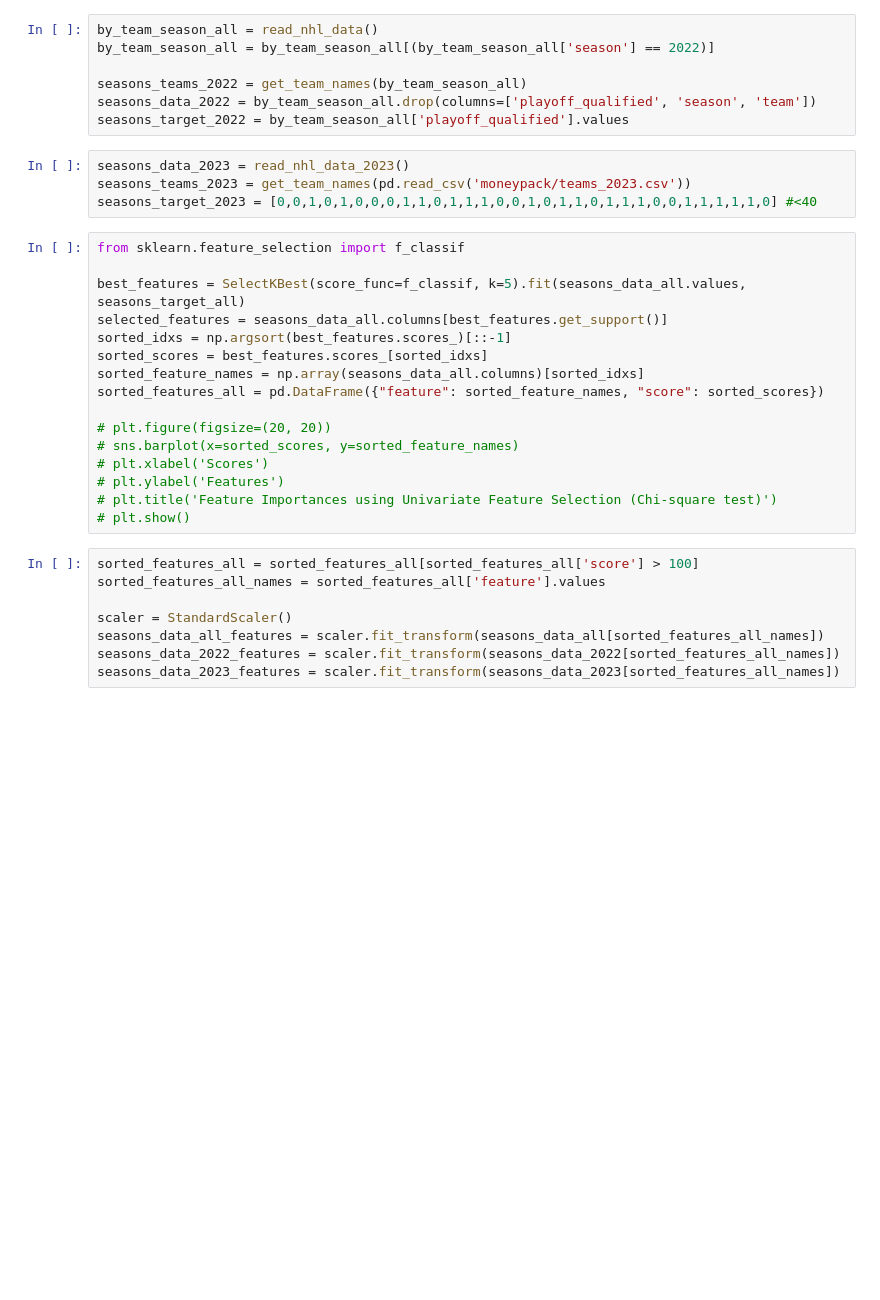
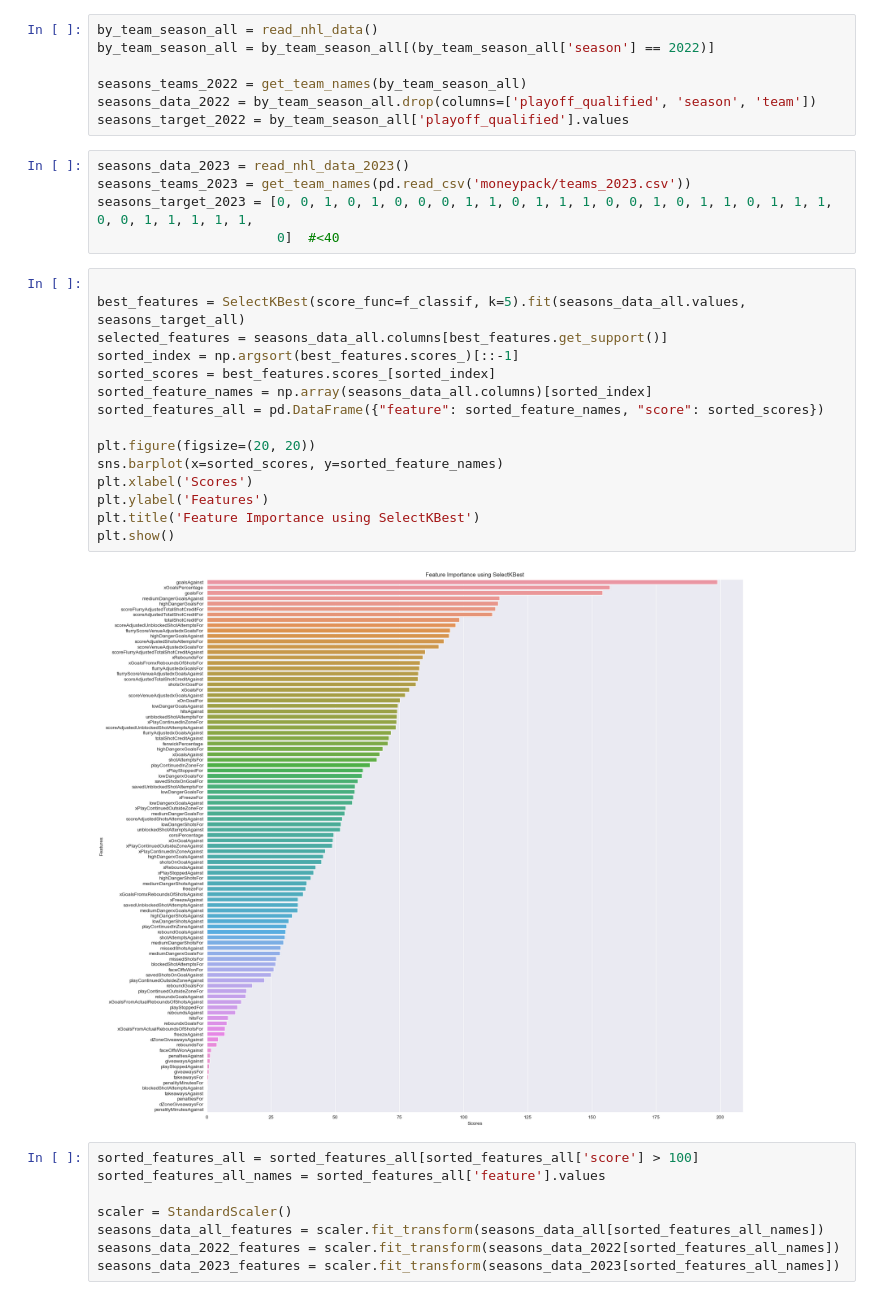
Before and after one commit to nixspirit/ml-projects, a Jupyter notebook: labs/midterm/middterm12.ipynb, the cells around one changed output. Saved outputs shown, nothing was run; the diff lists cells and outputs as text; blank space fills up the shorter version.

```diff
--- a/labs/midterm/middterm12.ipynb
+++ b/labs/midterm/middterm12.ipynb
@@ -77,23 +83,25 @@ seasons_target_2022 = by_team_season_all['playoff_qualified'].values
 # %%
 seasons_data_2023 = read_nhl_data_2023()
 seasons_teams_2023 = get_team_names(pd.read_csv('moneypack/teams_2023.csv'))
-seasons_target_2023 = [0,0,1,0,1,0,0,0,1,1,0,1,1,1,0,0,1,0,1,1,0,1,1,1,0,0,1,1,1,1,1,0] #<40
+seasons_target_2023 = [0, 0, 1, 0, 1, 0, 0, 0, 1, 1, 0, 1, 1, 1, 0, 0, 1, 0, 1, 1, 0, 1, 1, 1, 0, 0, 1, 1, 1, 1, 1,
+                       0]  #<40
 # %%
-from sklearn.feature_selection import f_classif
 
 best_features = SelectKBest(score_func=f_classif, k=5).fit(seasons_data_all.values, seasons_target_all)
 selected_features = seasons_data_all.columns[best_features.get_support()]
-sorted_idxs = np.argsort(best_features.scores_)[::-1]
-sorted_scores = best_features.scores_[sorted_idxs]
-sorted_feature_names = np.array(seasons_data_all.columns)[sorted_idxs]
+sorted_index = np.argsort(best_features.scores_)[::-1]
+sorted_scores = best_features.scores_[sorted_index]
+sorted_feature_names = np.array(seasons_data_all.columns)[sorted_index]
 sorted_features_all = pd.DataFrame({"feature": sorted_feature_names, "score": sorted_scores})
 
-# plt.figure(figsize=(20, 20))
-# sns.barplot(x=sorted_scores, y=sorted_feature_names)
-# plt.xlabel('Scores')
-# plt.ylabel('Features')
-# plt.title('Feature Importances using Univariate Feature Selection (Chi-square test)')
-# plt.show()
+plt.figure(figsize=(20, 20))
+sns.barplot(x=sorted_scores, y=sorted_feature_names)
+plt.xlabel('Scores')
+plt.ylabel('Features')
+plt.title('Feature Importance using SelectKBest')
+plt.show()
+# %% [output]
+[figure, added]
 # %%
 sorted_features_all = sorted_features_all[sorted_features_all['score'] > 100]
 sorted_features_all_names = sorted_features_all['feature'].values
```
Also changed, not shown: parts of 14 cells of this notebook.
